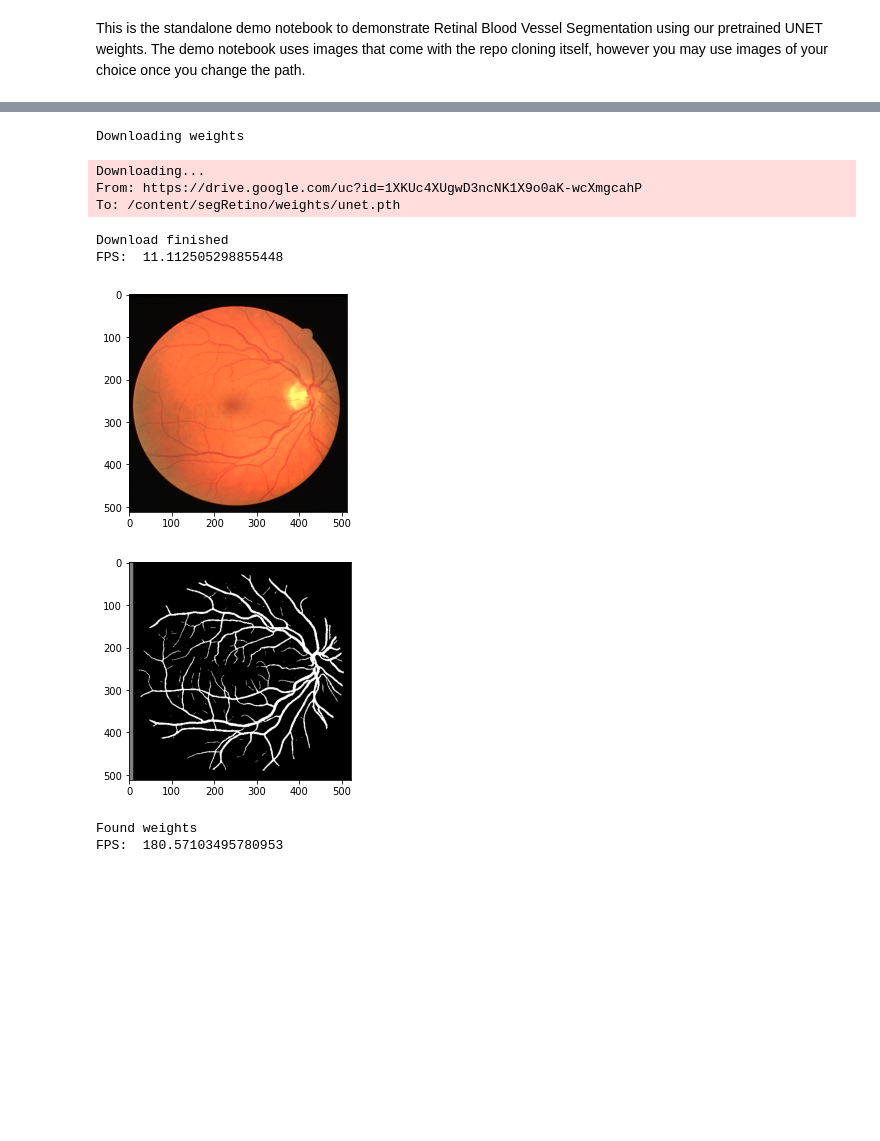
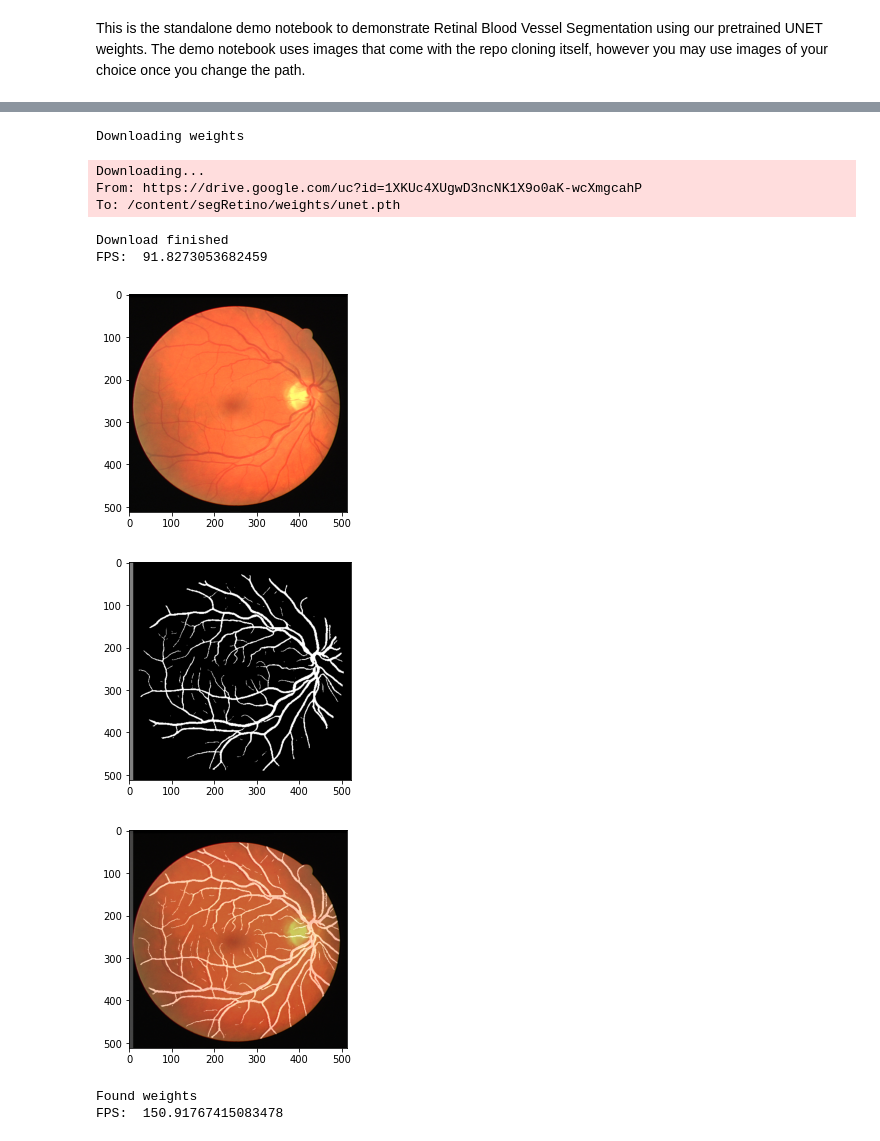
Before and after one commit to srijarkoroy/segRetino, a Jupyter notebook: demo/seg_retino_demo.ipynb, the cells around one changed output, grey strips where cells are left out. Cells and saved outputs as stored; diff of their text form; code cells hidden in the pictures; blank space fills up the shorter version.

Commit message:
added updated demo notebook with blend

```diff
--- a/demo/seg_retino_demo.ipynb
+++ b/demo/seg_retino_demo.ipynb
@@ -44,31 +44,35 @@ from segRetino.inference import SegRetino
 seg = SegRetino('/content/segRetino/results/input/input1.png')
 
 # Running inference
-seg.inference(set_weight_dir = 'unet.pth', set_gen_dir = 'result_img')
+seg.inference(set_weight_dir = 'unet.pth', path = '/content/output1.png', blend_path = '/content/blend1.png')
 # %% [output]
 Downloading weights
 Downloading...
 From: https://drive.google.com/uc?id=1XKUc4XUgwD3ncNK1X9o0aK-wcXmgcahP
 To: /content/segRetino/weights/unet.pth
 Download finished
-FPS:  11.112505298855448
+FPS:  91.8273053682459
 # %%
 import matplotlib.pyplot as plt
 from PIL import Image
 
 img = Image.open('/content/segRetino/results/input/input1.png')
-res = Image.open('/content/result.png')
+seg = Image.open('/content/output1.png')
+blend = Image.open('/content/blend1.png')
 plt.imshow(img)
 plt.show()
-plt.imshow(res)
+plt.imshow(seg)
 plt.show()
+plt.imshow(blend)
+plt.show()
 # %% [output]
 [figure]
 [figure]
+[figure, added]
 # %%
 seg = SegRetino('/content/segRetino/results/input/input2.png')
-seg.inference(set_weight_dir = 'unet.pth', set_gen_dir = 'result_img')
+seg.inference(set_weight_dir = 'unet.pth', path = '/content/output2.png', blend_path = '/content/blend2.png')
 # %% [output]
 Found weights
-FPS:  180.57103495780953
+FPS:  150.91767415083478
 # %%
```
Also changed, not shown: parts of 6 cells of this notebook.
